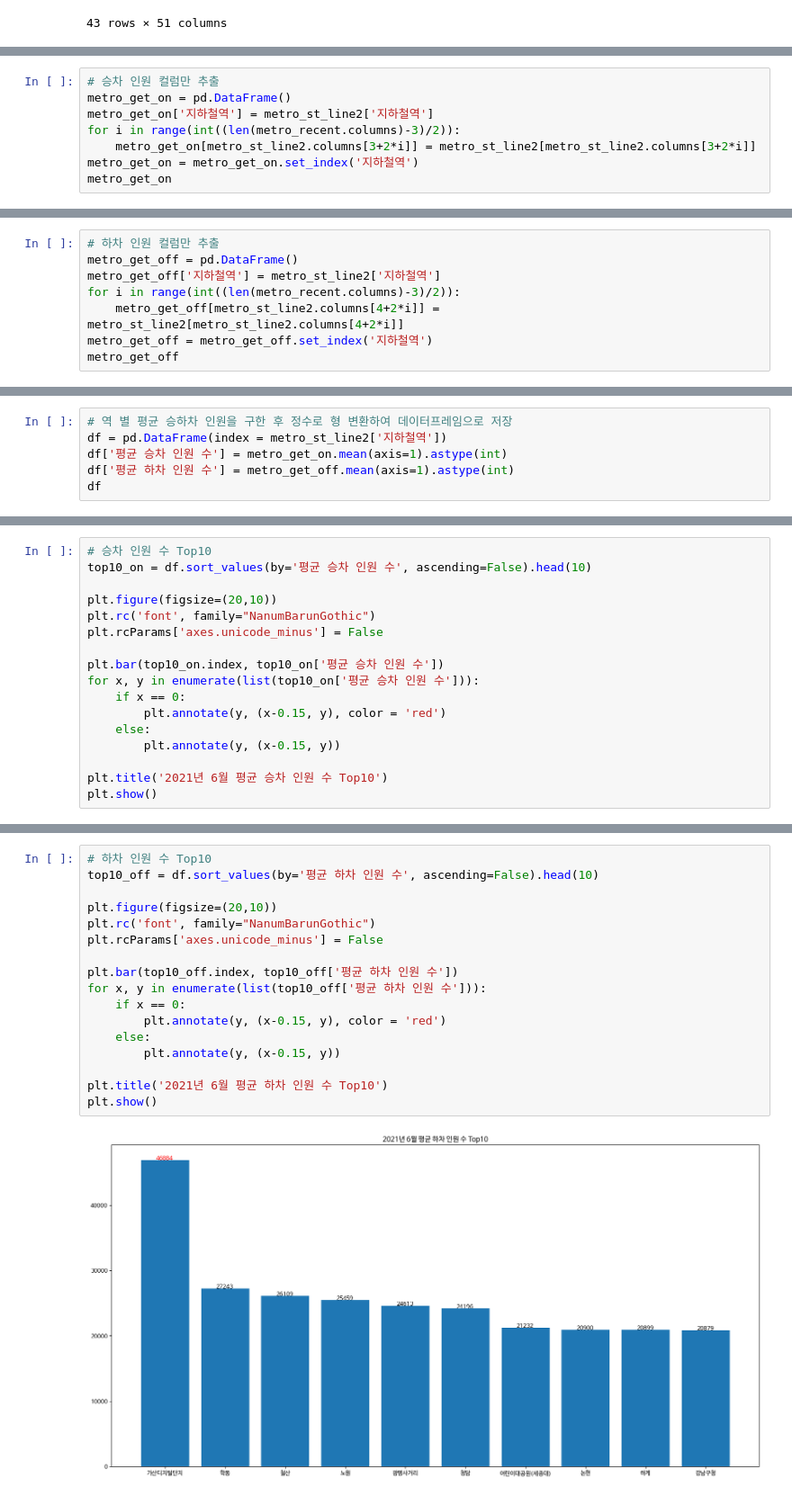
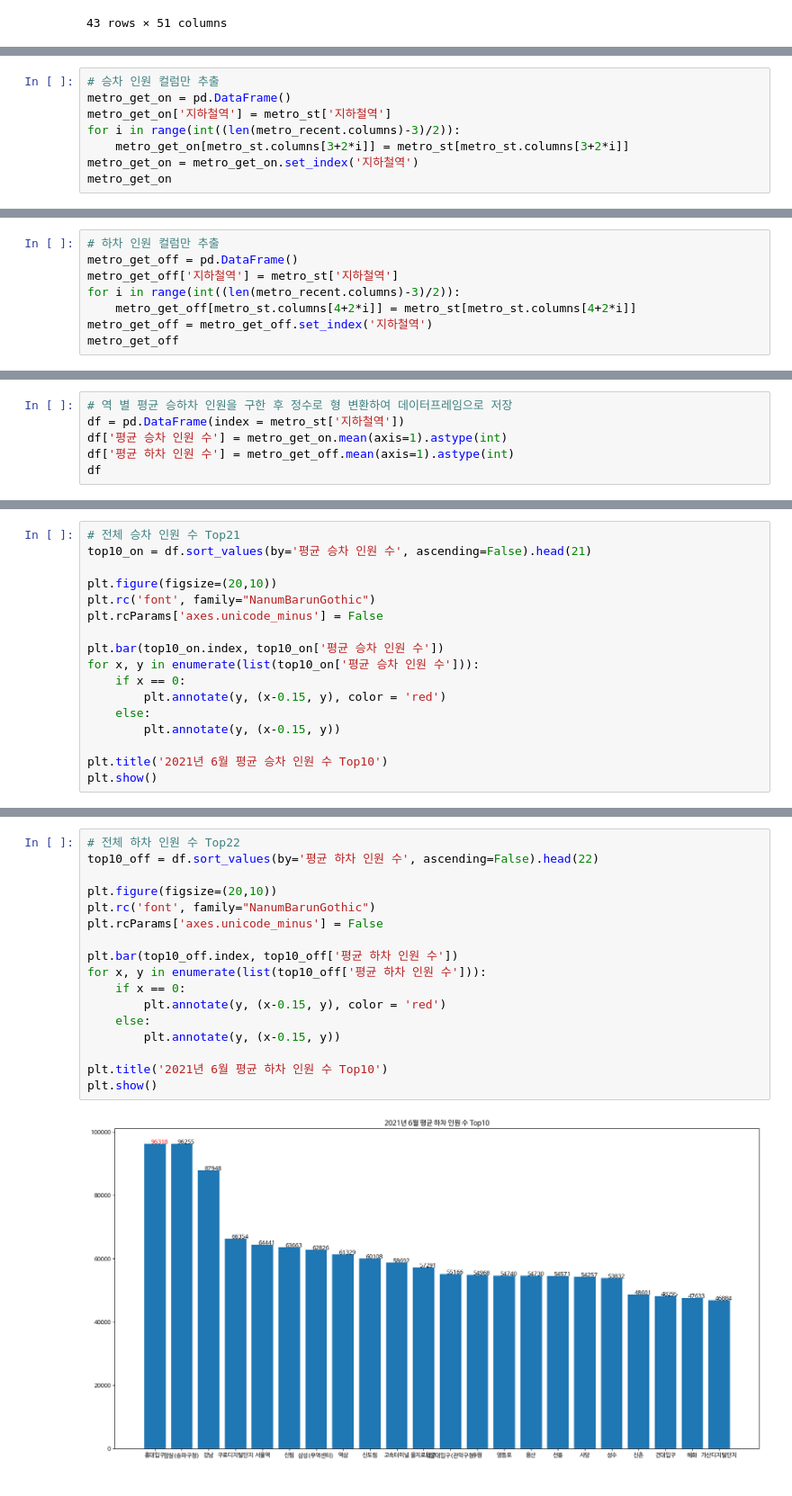
Before and after one commit to rlawo5219/bigDataPJ, a Jupyter notebook: big_data_project.ipynb, the cells around one changed output, grey strips where cells are left out. Shown: that part at 90% size. Drawn from its saved outputs; the diff is of its cells as text.

```diff
--- a/big_data_project.ipynb
+++ b/big_data_project.ipynb
@@ -165,9 +289,9 @@ metro_st_line2
 # %%
 # 승차 인원 컬럼만 추출
 metro_get_on = pd.DataFrame()
-metro_get_on['지하철역'] = metro_st_line2['지하철역']
+metro_get_on['지하철역'] = metro_st['지하철역']
 for i in range(int((len(metro_recent.columns)-3)/2)):
-    metro_get_on[metro_st_line2.columns[3+2*i]] = metro_st_line2[metro_st_line2.columns[3+2*i]]
+    metro_get_on[metro_st.columns[3+2*i]] = metro_st[metro_st.columns[3+2*i]]
 metro_get_on = metro_get_on.set_index('지하철역')
 metro_get_on
 # %% [output]
@@ -193,9 +312,9 @@ metro_get_on
 # %%
 # 하차 인원 컬럼만 추출
 metro_get_off = pd.DataFrame()
-metro_get_off['지하철역'] = metro_st_line2['지하철역']
+metro_get_off['지하철역'] = metro_st['지하철역']
 for i in range(int((len(metro_recent.columns)-3)/2)):
-    metro_get_off[metro_st_line2.columns[4+2*i]] = metro_st_line2[metro_st_line2.columns[4+2*i]]
+    metro_get_off[metro_st.columns[4+2*i]] = metro_st[metro_st.columns[4+2*i]]
 metro_get_off = metro_get_off.set_index('지하철역')
 metro_get_off
 # %% [output]
@@ -221,6 +335,6 @@ metro_get_off
 # %%
 # 역 별 평균 승하차 인원을 구한 후 정수로 형 변환하여 데이터프레임으로 저장
-df = pd.DataFrame(index = metro_st_line2['지하철역'])
+df = pd.DataFrame(index = metro_st['지하철역'])
 df['평균 승차 인원 수'] = metro_get_on.mean(axis=1).astype(int)
 df['평균 하차 인원 수'] = metro_get_off.mean(axis=1).astype(int)
 df
@@ -246,6 +356,6 @@ df
 # %%
-# 승차 인원 수 Top10
-top10_on = df.sort_values(by='평균 승차 인원 수', ascending=False).head(10)
+# 전체 승차 인원 수 Top21
+top10_on = df.sort_values(by='평균 승차 인원 수', ascending=False).head(21)
 
 plt.figure(figsize=(20,10))
 plt.rc('font', family="NanumBarunGothic")
@@ -265,19 +375,19 @@ plt.show()
 # %%
-# 하차 인원 수 Top10
-top10_off = df.sort_values(by='평균 하차 인원 수', ascending=False).head(10)
+# 전체 하차 인원 수 Top22
+top10_off = df.sort_values(by='평균 하차 인원 수', ascending=False).head(22)
 
 plt.figure(figsize=(20,10))
 plt.rc('font', family="NanumBarunGothic")
 plt.rcParams['axes.unicode_minus'] = False
 
 plt.bar(top10_off.index, top10_off['평균 하차 인원 수'])
 for x, y in enumerate(list(top10_off['평균 하차 인원 수'])):
     if x == 0:
         plt.annotate(y, (x-0.15, y), color = 'red')
     else:
         plt.annotate(y, (x-0.15, y))
 
 plt.title('2021년 6월 평균 하차 인원 수 Top10')
 plt.show()
 # %% [output]
-[figure, old version]
+[figure, new version]
```
Also changed, not shown: parts of 10 cells of this notebook.
